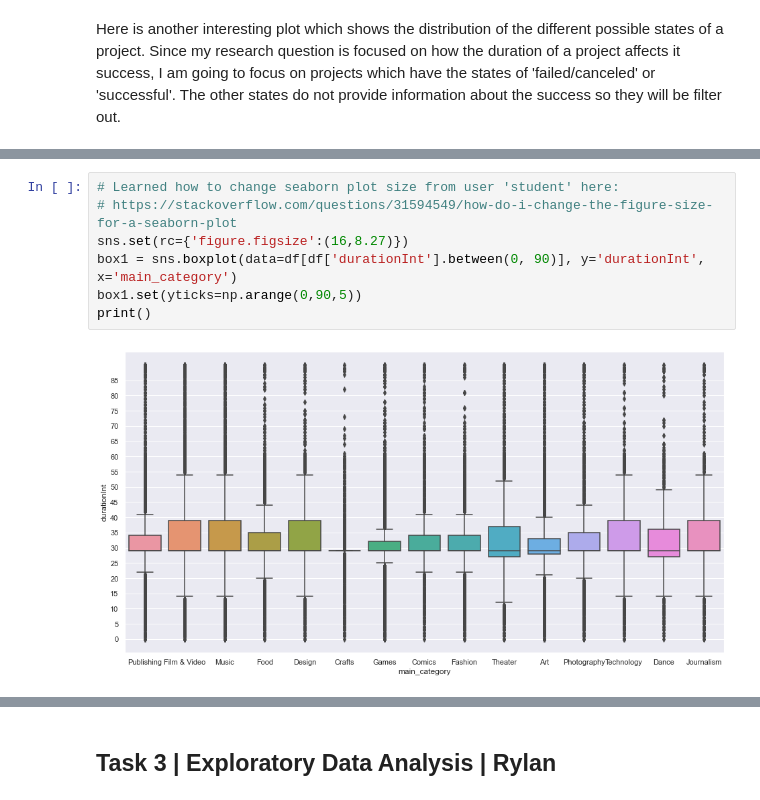
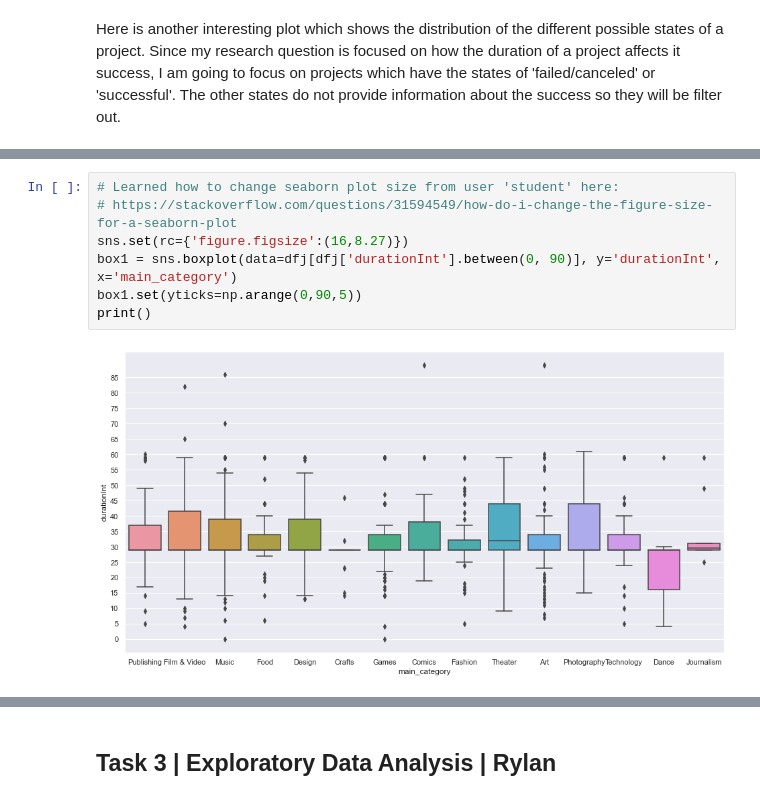
Before and after one commit to data301-2021-summer2/project-group46-project, a Jupyter notebook: analysis/submitted/Final.ipynb, the cells around one changed output, grey strips where cells are left out. Saved outputs shown, nothing was run; the diff lists cells and outputs as text.

```diff
--- a/analysis/submitted/Final.ipynb
+++ b/analysis/submitted/Final.ipynb
@@ -117,10 +117,10 @@ sns.countplot(x='state', data=df)
 # %%
 # Learned how to change seaborn plot size from user 'student' here:
 # https://stackoverflow.com/questions/31594549/how-do-i-change-the-figure-size-for-a-seaborn-plot
 sns.set(rc={'figure.figsize':(16,8.27)})
-box1 = sns.boxplot(data=df[df['durationInt'].between(0, 90)], y='durationInt', x='main_category')
+box1 = sns.boxplot(data=dfj[dfj['durationInt'].between(0, 90)], y='durationInt', x='main_category')
 box1.set(yticks=np.arange(0,90,5))
 print()
 # %% [output]
-[figure, old version]
+[figure, new version]
 # %%
```
Also changed, not shown: parts of 27 cells of this notebook.
